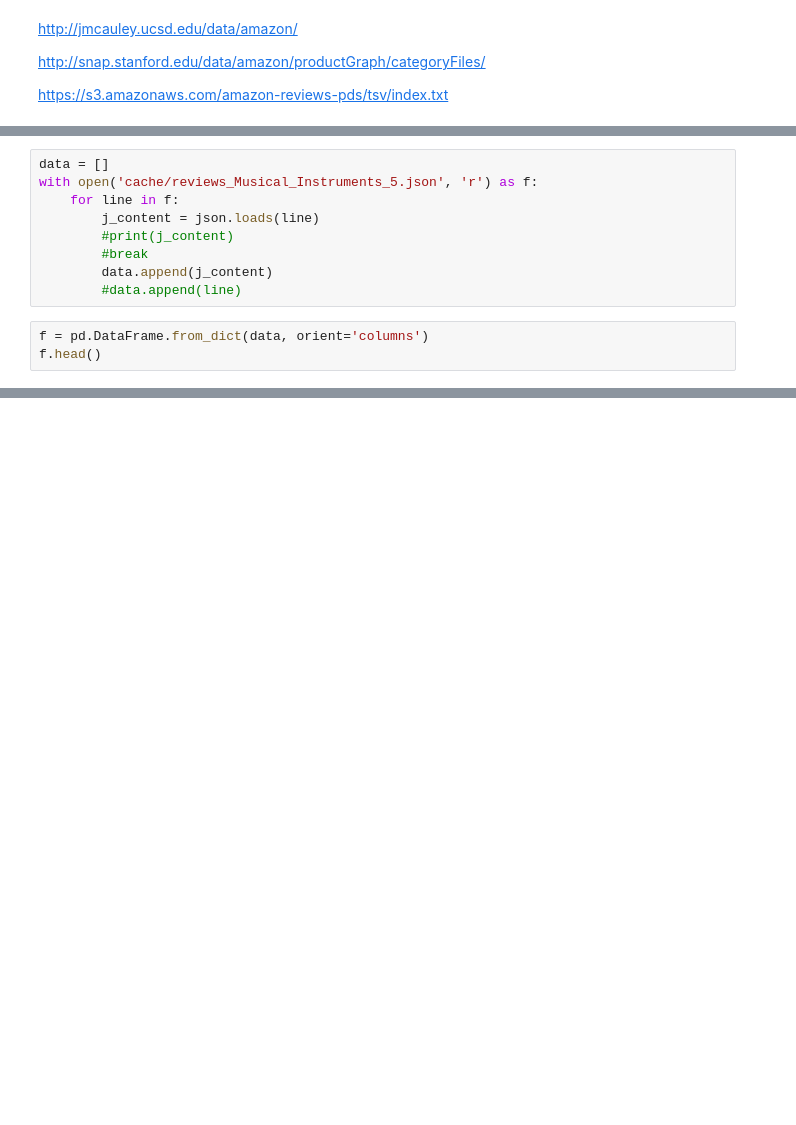
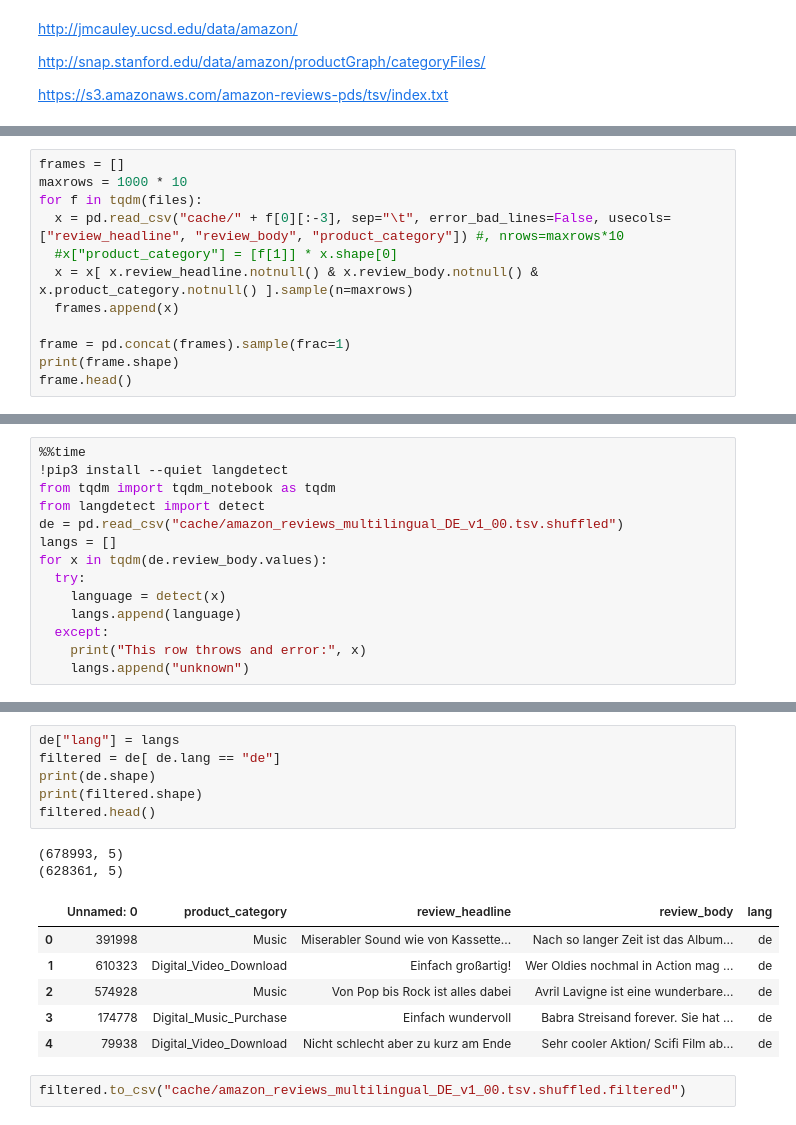
Before and after one commit to sorgmi/amazon_category_prediction, a Jupyter notebook: data/Amazon Reviews.ipynb, the cells around one changed output, grey strips where cells are left out. Cells and saved outputs as stored; diff of their text form; blank space fills up the shorter version.

Commit message:
create balanced dataset notebook

```diff
--- a/data/Amazon Reviews.ipynb
+++ b/data/Amazon Reviews.ipynb
@@ -177,12 +147,0 @@ f.head()
-# %%
-data = []
-with open('cache/reviews_Musical_Instruments_5.json', 'r') as f:
-    for line in f:
-        j_content = json.loads(line)
-        #print(j_content)
-        #break
-        data.append(j_content)
-        #data.append(line)
-# %%
-f = pd.DataFrame.from_dict(data, orient='columns')
-f.head()
@@ -191,0 +150,12 @@ ff.head()
+# %%
+frames = []
+maxrows = 1000 * 10
+for f in tqdm(files):
+  x = pd.read_csv("cache/" + f[0][:-3], sep="\t", error_bad_lines=False, usecols=["review_headline", "review_body", "product_category"]) #, nrows=maxrows*10
+  #x["product_category"] = [f[1]] * x.shape[0]
+  x = x[ x.review_headline.notnull() & x.review_body.notnull() & x.product_category.notnull() ].sample(n=maxrows)
+  frames.append(x)
+
+frame = pd.concat(frames).sample(frac=1)
+print(frame.shape)
+frame.head()
@@ -191,0 +220,14 @@ ff.head()
+# %%
+%%time
+!pip3 install --quiet langdetect
+from tqdm import tqdm_notebook as tqdm
+from langdetect import detect
+de = pd.read_csv("cache/amazon_reviews_multilingual_DE_v1_00.tsv.shuffled")
+langs = []
+for x in tqdm(de.review_body.values):
+  try:
+    language = detect(x)
+    langs.append(language)
+  except:
+    print("This row throws and error:", x)
+    langs.append("unknown")
@@ -191,0 +253,17 @@ ff.head()
+# %%
+de["lang"] = langs
+filtered = de[ de.lang == "de"]
+print(de.shape)
+print(filtered.shape)
+filtered.head()
+# %% [output]
+(678993, 5)
+(628361, 5)
+|  | Unnamed: 0 | product_category | review_headline | review_body | lang |
+| 0 | 391998 | Music | Miserabler Sound wie von Kassette... | Nach so langer Zeit ist das Album... | de |
+| 1 | 610323 | Digital_Video_Download | Einfach großartig! | Wer Oldies nochmal in Action mag ... | de |
+| 2 | 574928 | Music | Von Pop bis Rock ist alles dabei | Avril Lavigne ist eine wunderbare... | de |
+| 3 | 174778 | Digital_Music_Purchase | Einfach wundervoll | Babra Streisand forever. Sie hat ... | de |
+| 4 | 79938 | Digital_Video_Download | Nicht schlecht aber zu kurz am Ende | Sehr cooler Aktion/ Scifi Film ab... | de |
+# %%
+filtered.to_csv("cache/amazon_reviews_multilingual_DE_v1_00.tsv.shuffled.filtered")
```
Also changed, not shown: parts of 17 cells of this notebook.
